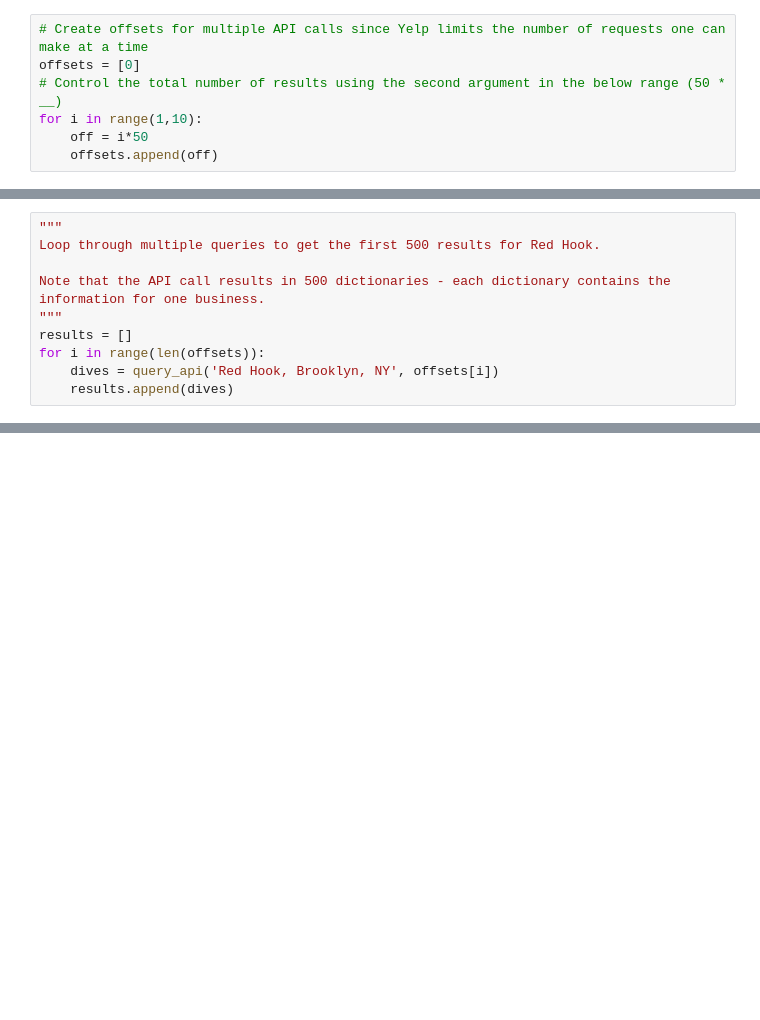
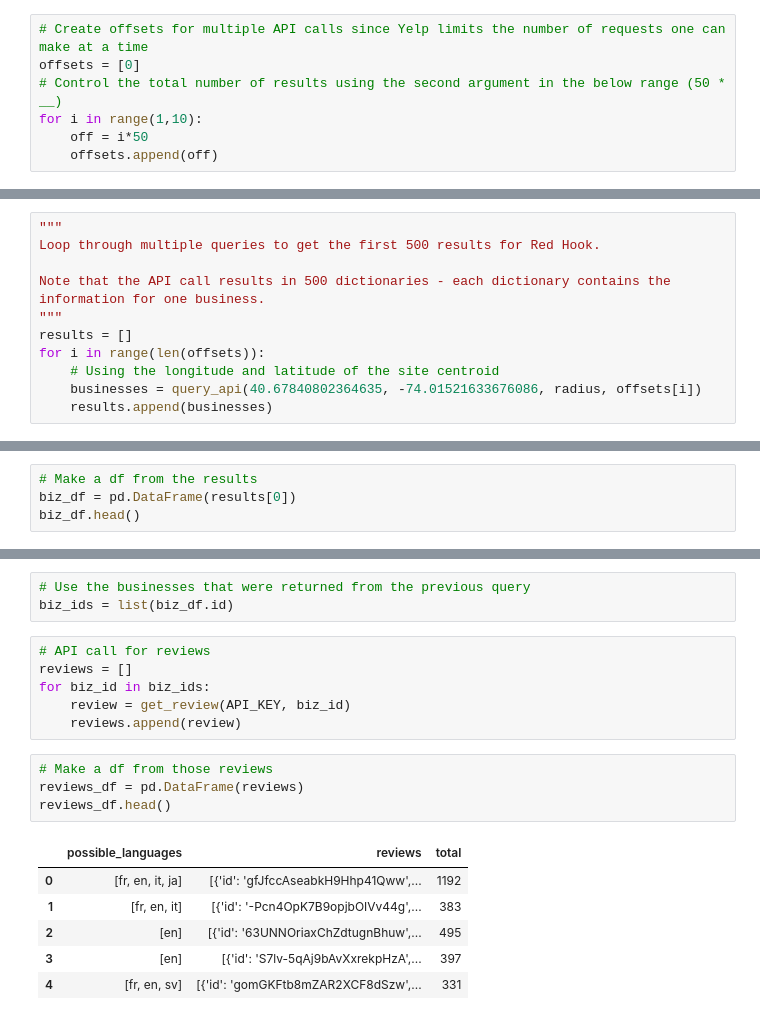
Before and after one commit to akash-y/digitalceqr, a Jupyter notebook: CHAPTER 21 - CHARACTER/yelp_data.ipynb, the cells around one changed output, grey strips where cells are left out. Cells and saved outputs as stored; diff of their text form; blank space fills up the shorter version.

```diff
--- a/CHAPTER 21 - CHARACTER/yelp_data.ipynb
+++ b/CHAPTER 21 - CHARACTER/yelp_data.ipynb
@@ -117,6 +120,7 @@ Note that the API call results in 500 dictionaries - each dictionary contains th
 """
 results = []
 for i in range(len(offsets)):
-    dives = query_api('Red Hook, Brooklyn, NY', offsets[i])
-    results.append(dives)
+    # Using the longitude and latitude of the site centroid
+    businesses = query_api(40.67840802364635, -74.01521633676086, radius, offsets[i])
+    results.append(businesses)
 # %%
@@ -233,0 +166,4 @@ rh_biz.head(50)
+# %%
+# Make a df from the results
+biz_df = pd.DataFrame(results[0])
+biz_df.head()
@@ -233,0 +190,20 @@ rh_biz.head(50)
+# %%
+# Use the businesses that were returned from the previous query
+biz_ids = list(biz_df.id)
+# %%
+# API call for reviews
+reviews = []
+for biz_id in biz_ids:
+    review = get_review(API_KEY, biz_id)
+    reviews.append(review)
+# %%
+# Make a df from those reviews
+reviews_df = pd.DataFrame(reviews)
+reviews_df.head()
+# %% [output]
+|  | possible_languages | reviews | total |
+| 0 | [fr, en, it, ja] | [{'id': 'gfJfccAseabkH9Hhp41Qww',... | 1192 |
+| 1 | [fr, en, it] | [{'id': '-Pcn4OpK7B9opjbOIVv44g',... | 383 |
+| 2 | [en] | [{'id': '63UNNOriaxChZdtugnBhuw',... | 495 |
+| 3 | [en] | [{'id': 'S7lv-5qAj9bAvXxrekpHzA',... | 397 |
+| 4 | [fr, en, sv] | [{'id': 'gomGKFtb8mZAR2XCF8dSzw',... | 331 |
```
Also changed, not shown: parts of 18 cells of this notebook, 3 other files.
